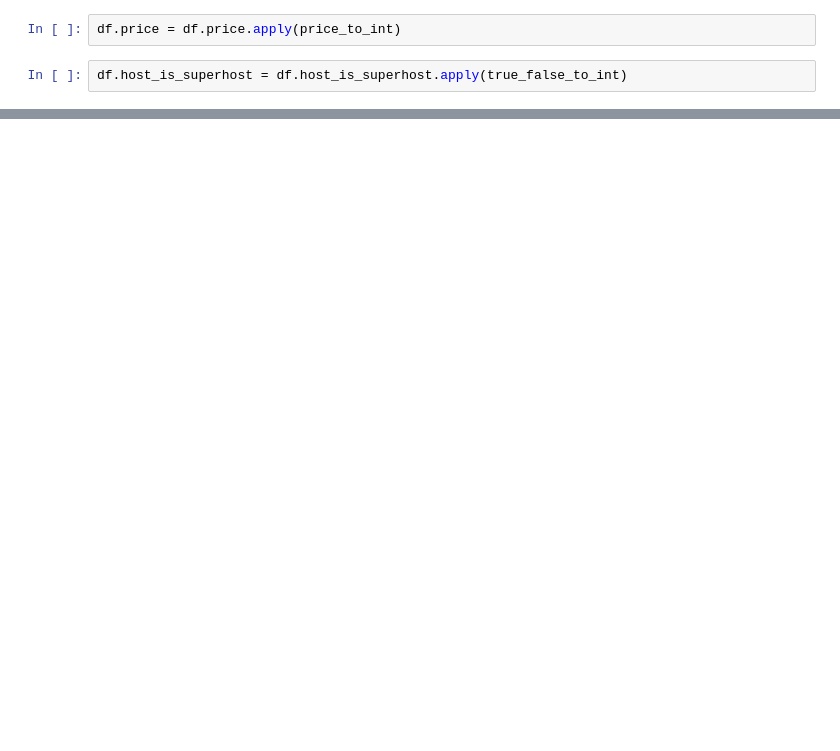
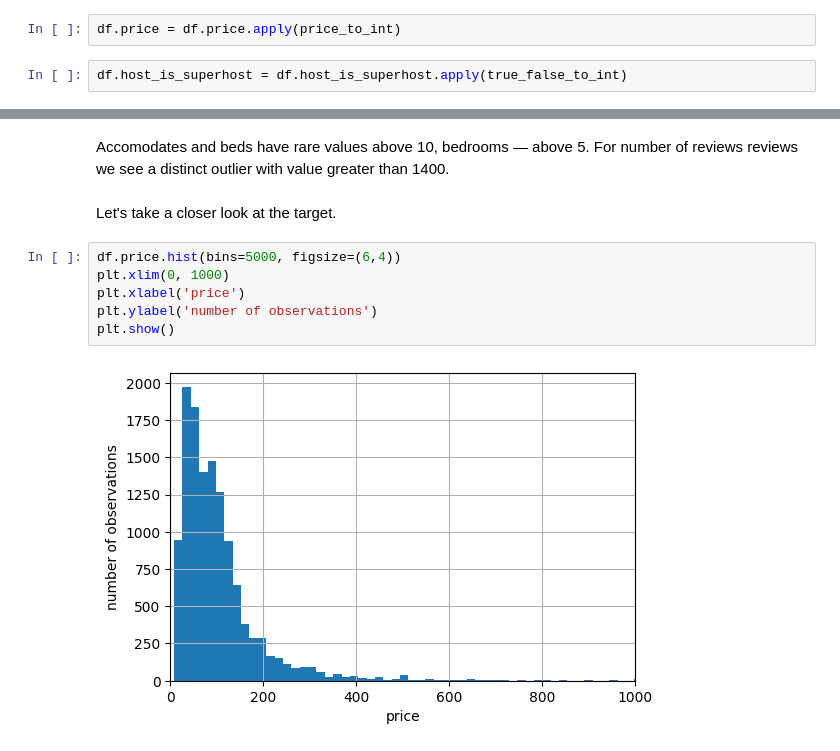
Before and after one commit to dimdasci/apartment-price-model, a Jupyter notebook: notebooks/01-dk-eda.ipynb, the cells around one changed output, grey strips where cells are left out. Drawn from its saved outputs; the diff is of its cells as text; blank space fills up the shorter version.

```diff
--- a/notebooks/01-dk-eda.ipynb
+++ b/notebooks/01-dk-eda.ipynb
@@ -223,0 +258,12 @@ df.shape
+# %% [markdown]
+Accomodates and beds have rare values above 10, bedrooms — above 5. For number of reviews reviews we see a distinct outlier with value greater than 1400.
+# %% [markdown]
+Let's take a closer look at the target.
+# %%
+df.price.hist(bins=5000, figsize=(6,4))
+plt.xlim(0, 1000)
+plt.xlabel('price')
+plt.ylabel('number of observations')
+plt.show()
+# %% [output]
+[figure, added]
```
Also changed, not shown: parts of 84 cells of this notebook.
